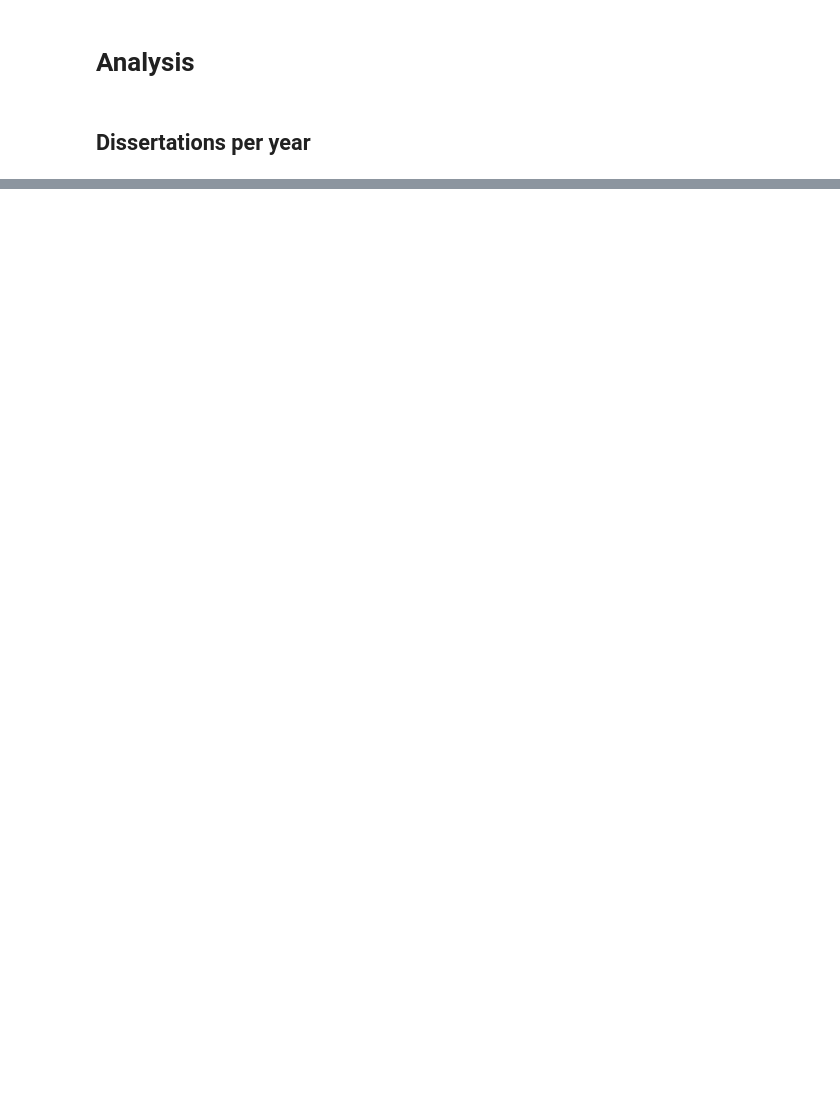
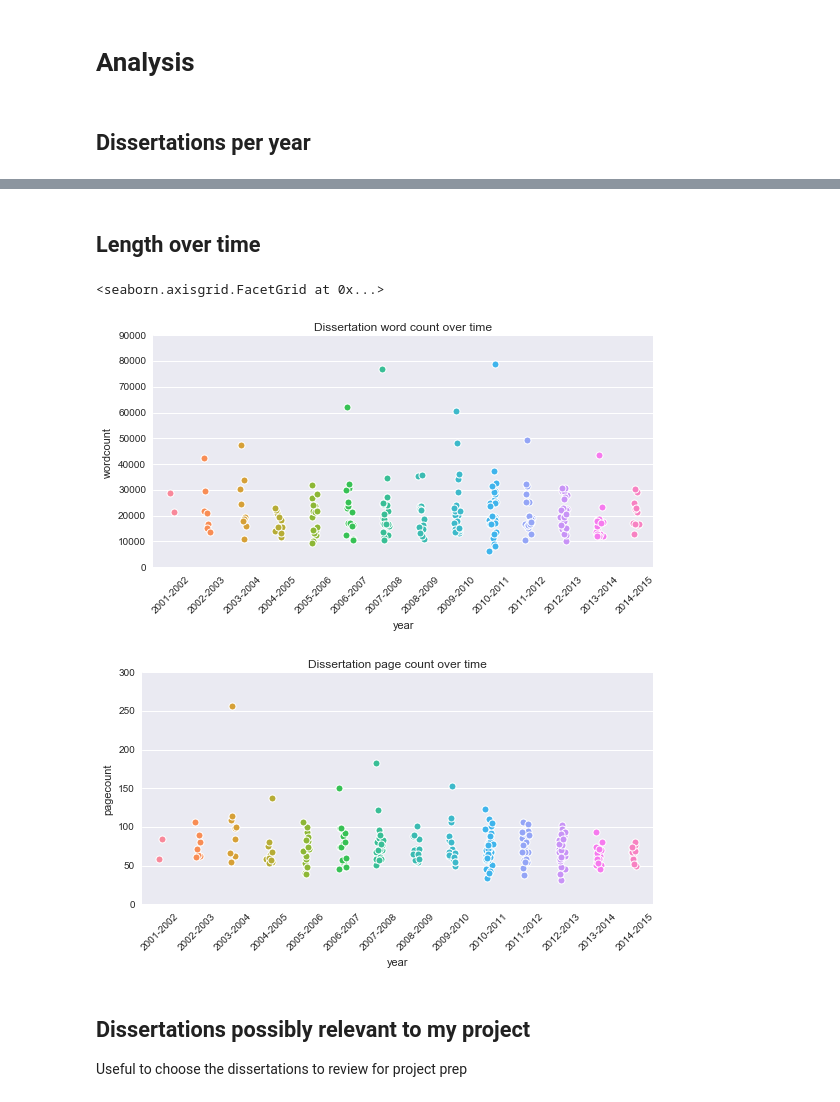
Before and after one commit to PatrickSchiffmann/epcc-dissertation-analysis, a Jupyter notebook: Scraper & Exploration.ipynb, the cells around one changed output, grey strips where cells are left out. Cells and saved outputs as stored; diff of their text form; code cells hidden in the pictures; blank space fills up the shorter version.

```diff
--- a/Scraper & Exploration.ipynb
+++ b/Scraper & Exploration.ipynb
@@ -136,5 +133,8 @@ Needs work - GNU wc probably counts afaik space separated tokens
 # %%
 wordcounts = {}
 for txt in glob.glob(TARGET_DIR + "/*/*.txt"):
+    pdfname = txt[:-3] + "pdf"
     wc = int(subprocess.check_output("wc -w '" + txt + "'", shell=True).split()[0])
-    wordcounts[txt] = wc
+    pagecount = int(subprocess.check_output("pdfinfo '%s' | grep 'Pages:' | awk 'END {print $2}'" % pdfname, shell=True))
+    wordcounts[txt] = {"wordcount": wc,
+                       "pagecount": pagecount}
@@ -149,0 +143,7 @@ df.describe().transpose()
+# %%
+df = pd.DataFrame.from_dict(wordcounts, orient="index")
+df["year"] = df.index.map(lambda x: x.split("/")[1])
+print df.sort_values("wordcount").head()
+print df.sort_values("wordcount", ascending=False).head()
+print df.sort_values("pagecount").head()
+print df.sort_values("pagecount", ascending=False).head()
@@ -150 +168,19 @@ df.describe().transpose()
+# %% [markdown]
+## Length over time
+# %%
+g = sns.factorplot(y="wordcount", x="year", data=df, kind="strip", aspect=2, jitter=True)
+plt.title("Dissertation word count over time")
+g.set_xticklabels(rotation=45)
+# plt.axhline(y=15000) # recommendation 15k words
+
+g = sns.factorplot(y="pagecount", x="year", data=df, kind="strip", aspect=2, jitter=True)
+plt.title("Dissertation page count over time")
+g.set_xticklabels(rotation=45)
+# %% [output]
+<seaborn.axisgrid.FacetGrid at 0x...>
+[figure, added]
+[figure, added]
+# %% [markdown]
+## Dissertations possibly relevant to my project
+Useful to choose the dissertations to review for project prep
 # %%
```
Also changed, not shown: parts of 18 cells of this notebook.
